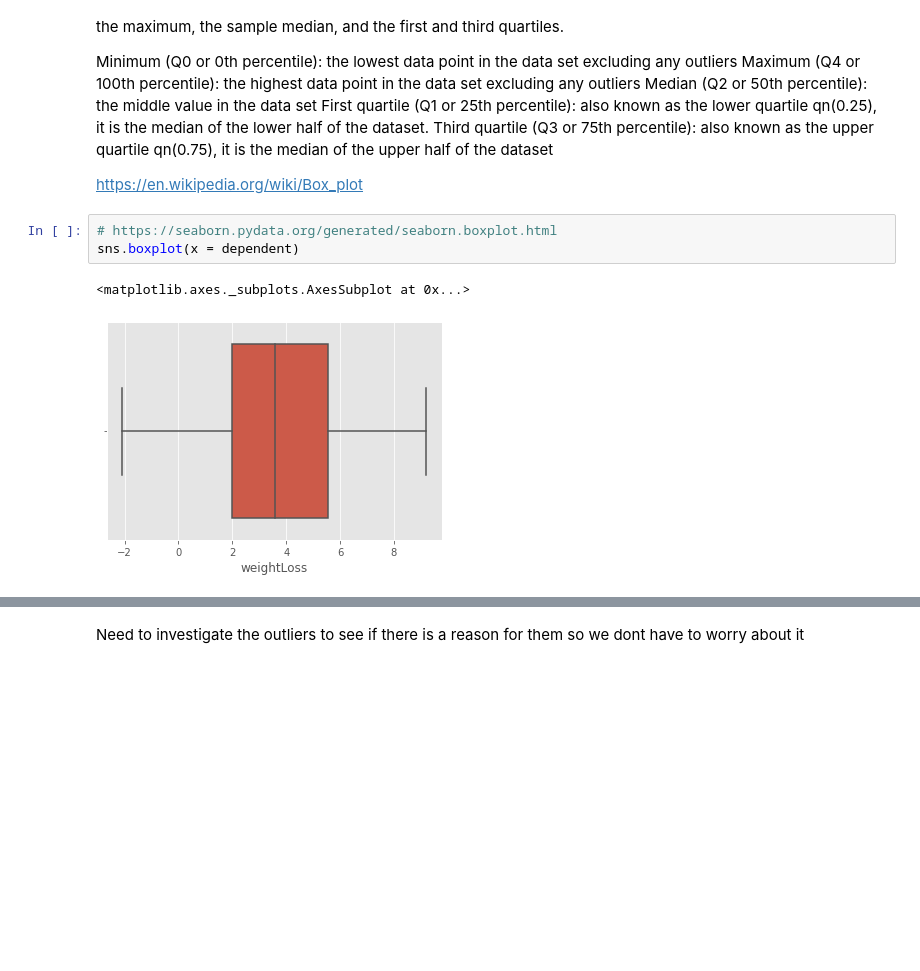
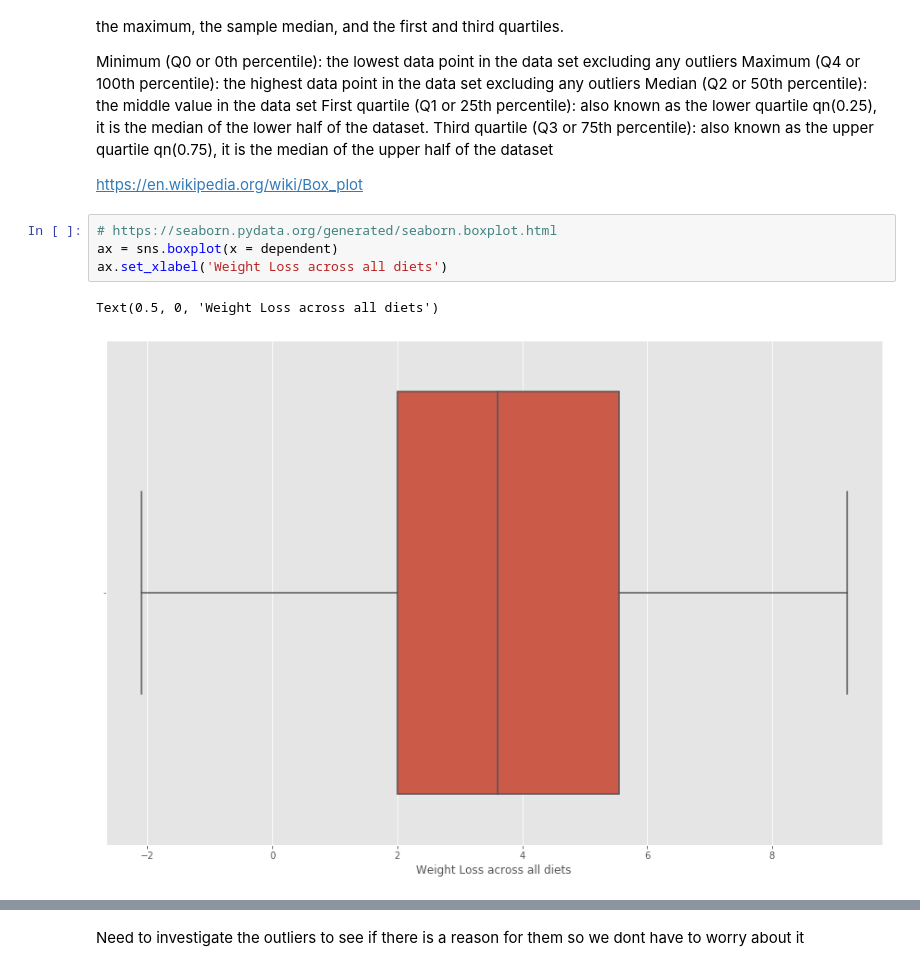
Before and after one commit to shaner1/Machine_Learning_-_Statistic, a Jupyter notebook: scipy-stats.ipynb, the cells around one changed output, grey strips where cells are left out. Drawn from its saved outputs; the diff is of its cells as text; blank space fills up the shorter version.

```diff
--- a/scipy-stats.ipynb
+++ b/scipy-stats.ipynb
@@ -325,10 +331,11 @@ Third quartile (Q3 or 75th percentile): also known as the upper quartile qn(0.75
 https://en.wikipedia.org/wiki/Box_plot
 # %%
 # https://seaborn.pydata.org/generated/seaborn.boxplot.html
-sns.boxplot(x = dependent)
+ax = sns.boxplot(x = dependent)
+ax.set_xlabel('Weight Loss across all diets')
 # %% [output]
-<matplotlib.axes._subplots.AxesSubplot at 0x...>
+Text(0.5, 0, 'Weight Loss across all diets')
-[figure, old version]
+[figure, new version]
 # %%
 # https://seaborn.pydata.org/generated/seaborn.boxplot.html
 sns.boxplot(y = dependent, x = independent)
```
Also changed, not shown: parts of 21 cells of this notebook.
